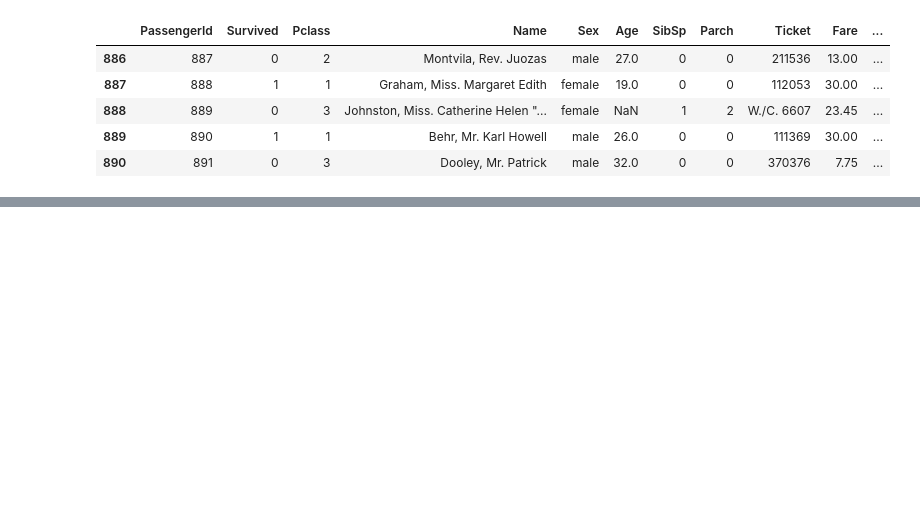
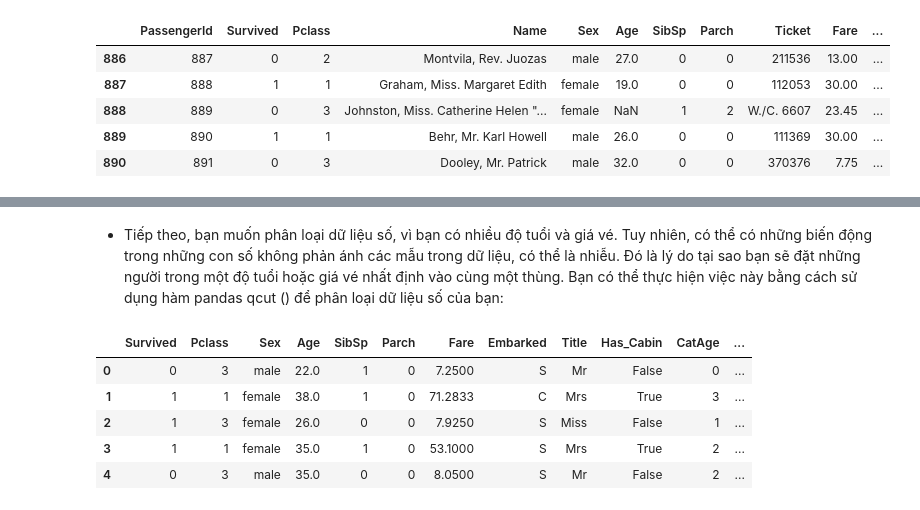
Before and after one commit to PTson2207/Engineer-Selection, a Jupyter notebook: FE_titanic.ipynb, the cells around one changed output, grey strips where cells are left out. Saved outputs shown, nothing was run; the diff lists cells and outputs as text; code cells hidden in the pictures; blank space fills up the shorter version.

```diff
--- a/FE_titanic.ipynb
+++ b/FE_titanic.ipynb
@@ -15,0 +70,3 @@ df.tail()
+# %%
+df = df.drop(['Name', 'PassengerId'], axis=1)
+df.head()
@@ -15,0 +85,6 @@ df.tail()
+# %%
+df['Has_Cabin'] = ~df['Cabin'].isnull()
+# %%
+# và sau đó sẽ drop bớt đi
+df = df.drop(['Cabin', 'Ticket'], axis=1)
+df.head()
@@ -15,0 +118,5 @@ df.tail()
+# %%
+# fill missing values
+df['Age'] = df['Age'].fillna(df['Age'].median())
+df['Embarked'] = df['Embarked'].fillna('S')
+df.info()
@@ -15,0 +150,13 @@ df.tail()
+# %% [markdown]
+- Tiếp theo, bạn muốn phân loại dữ liệu số, vì bạn có nhiều độ tuổi và giá vé. Tuy nhiên, có thể có những biến động trong những con số không phản ánh các mẫu trong dữ liệu, có thể là nhiễu. Đó là lý do tại sao bạn sẽ đặt những người trong một độ tuổi hoặc giá vé nhất định vào cùng một thùng. Bạn có thể thực hiện việc này bằng cách sử dụng hàm pandas qcut () để phân loại dữ liệu số của bạn:
+# %%
+df['CatAge'] = pd.qcut(df.Age, q=4, labels=False )
+df['CatFare']= pd.qcut(df.Fare, q=4, labels=False)
+df.head()
+# %% [output]
+|  | Survived | Pclass | Sex | Age | SibSp | Parch | Fare | Embarked | Title | Has_Cabin | CatAge | ... |
+| 0 | 0 | 3 | male | 22.0 | 1 | 0 | 7.2500 | S | Mr | False | 0 | ... |
+| 1 | 1 | 1 | female | 38.0 | 1 | 0 | 71.2833 | C | Mrs | True | 3 | ... |
+| 2 | 1 | 3 | female | 26.0 | 0 | 0 | 7.9250 | S | Miss | False | 1 | ... |
+| 3 | 1 | 1 | female | 35.0 | 1 | 0 | 53.1000 | S | Mrs | True | 2 | ... |
+| 4 | 0 | 3 | male | 35.0 | 0 | 0 | 8.0500 | S | Mr | False | 2 | ... |
```
Also changed, not shown: parts of 15 cells of this notebook.
